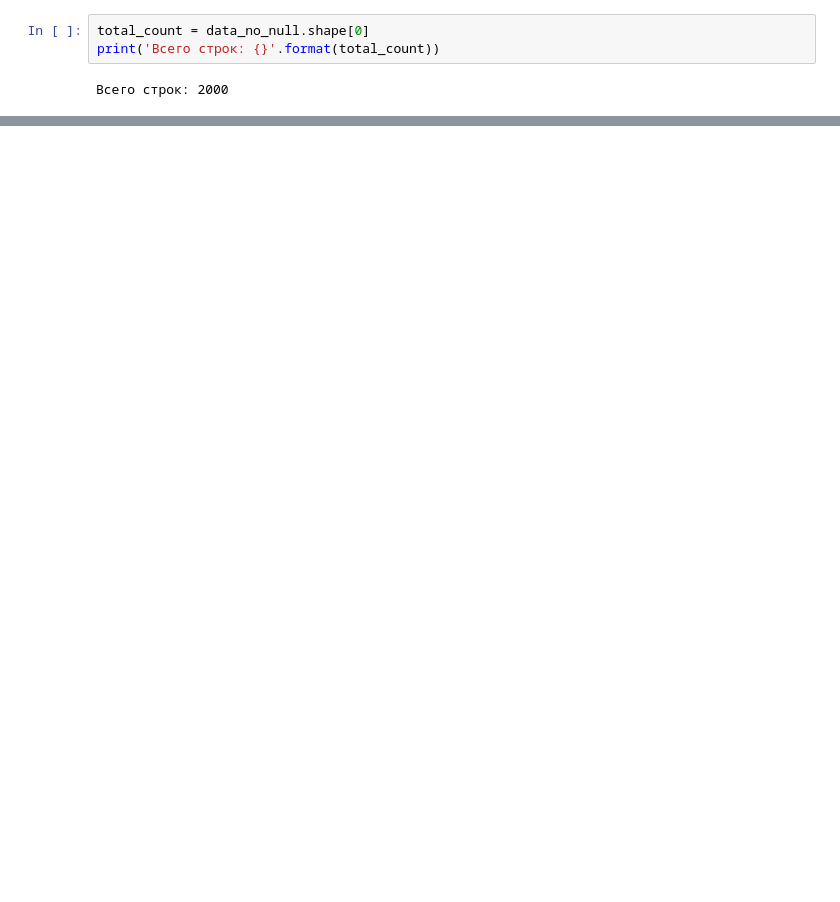
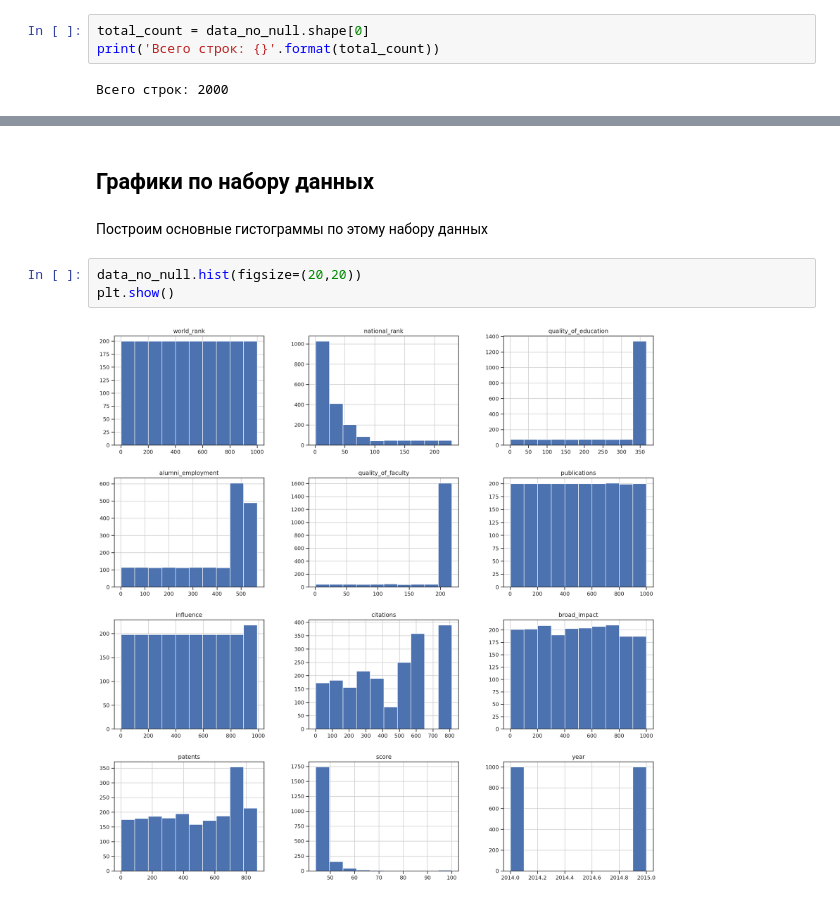
Before and after one commit to sashaqwert/BMSTU_MMO, a Jupyter notebook: РК/RK_1.ipynb, the cells around one changed output, grey strips where cells are left out. Drawn from its saved outputs; the diff is of its cells as text; blank space fills up the shorter version.

```diff
--- a/РК/RK_1.ipynb
+++ b/РК/RK_1.ipynb
@@ -178,0 +192,9 @@ print('Всего строк: {}'.format(total_count))
+# %% [markdown]
+## Графики по набору данных
+# %% [markdown]
+Построим основные гистограммы по этому набору данных
+# %%
+data_no_null.hist(figsize=(20,20))
+plt.show()
+# %% [output]
+[figure, added]
```
Also changed, not shown: parts of 6 cells of this notebook.
